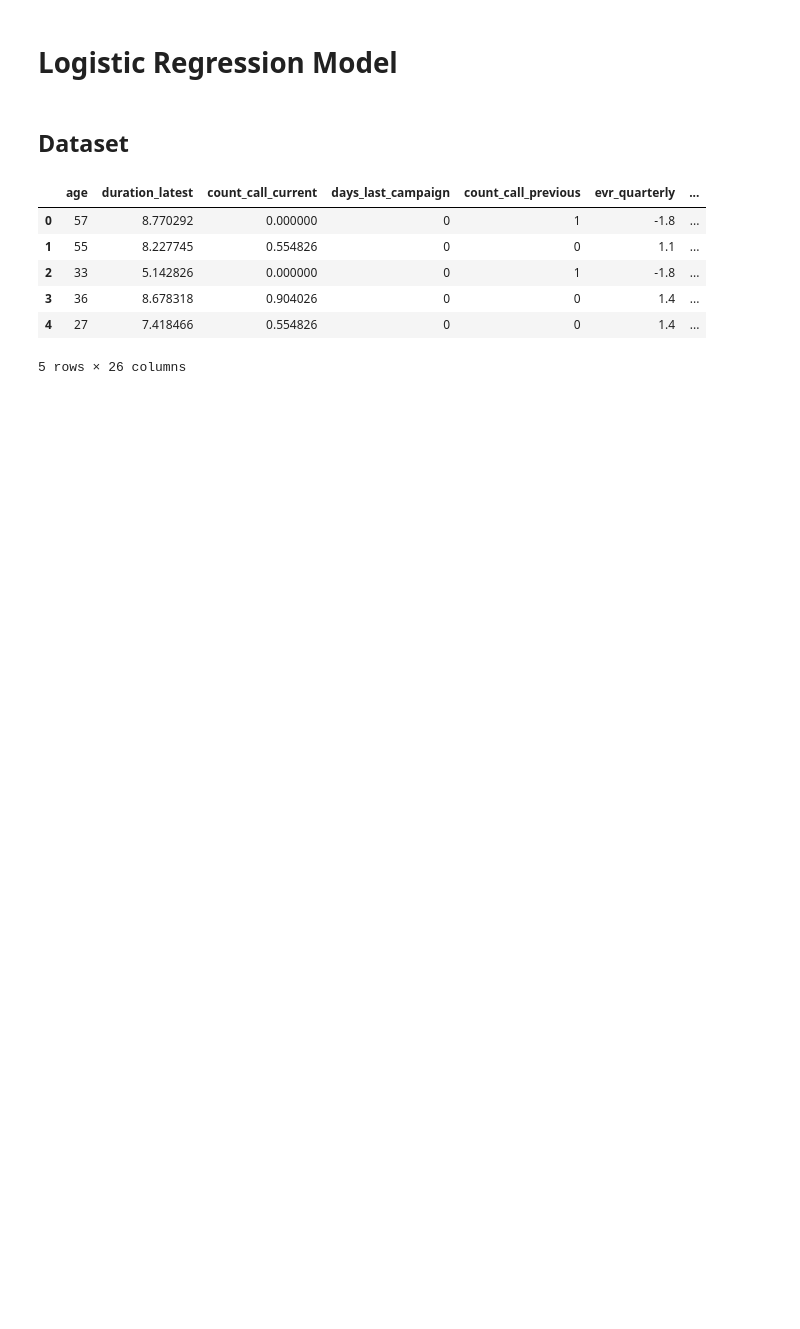
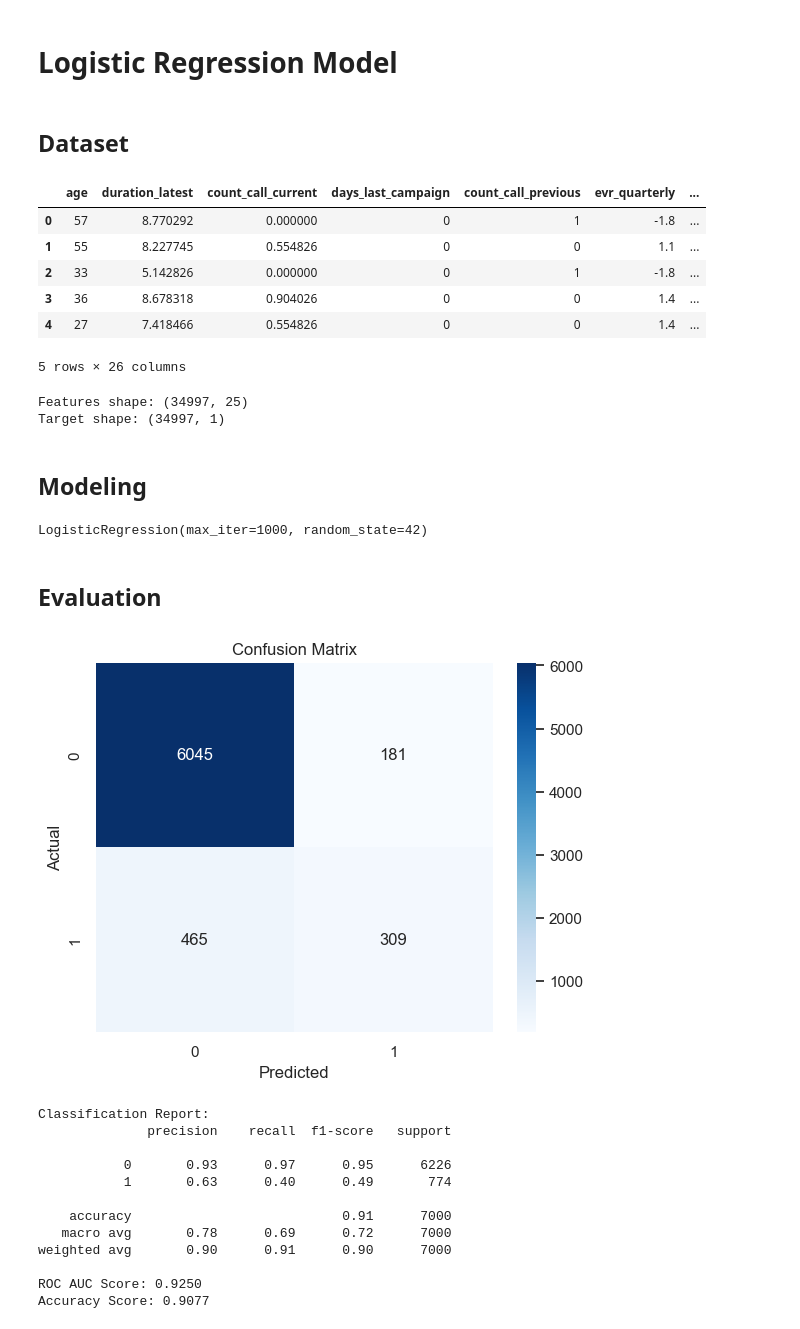
Before and after one commit to rickyjcg22/sales_success_prediction, a Jupyter notebook: model_logreg.ipynb, the cells around one changed output. Saved outputs shown, nothing was run; the diff lists cells and outputs as text; code cells hidden in the pictures; blank space fills up the shorter version.

Commit message:
Logistic Regression Model - initial draft

```diff
--- a/model_logreg.ipynb
+++ b/model_logreg.ipynb
@@ -20,3 +30,67 @@ df.head()
 | 3 | 36 | 8.678318 | 0.904026 | 0 | 0 | 1.4 | ... |
 | 4 | 27 | 7.418466 | 0.554826 | 0 | 0 | 1.4 | ... |
 5 rows × 26 columns
+# %%
+# Define features and target variable
+X = df.drop('Response', axis=1)
+y = df[['Response']]
+
+# Ensure the target variable is binary
+y = y.astype('int')
+
+# Check the shape of the features and target variable
+print(f"Features shape: {X.shape}")
+print(f"Target shape: {y.shape}")
+
+# Split the dataset into training and testing sets
+X_train, X_test, y_train, y_test = train_test_split(X, y, test_size=0.2, random_state=42)
+# %% [output]
+Features shape: (34997, 25)
+Target shape: (34997, 1)
+# %% [markdown]
+## Modeling
+# %%
+logreg = LogisticRegression(max_iter=1000, random_state=42)
+logreg.fit(X_train, y_train.values.ravel())
+# %% [output]
+LogisticRegression(max_iter=1000, random_state=42)
+# %% [markdown]
+## Evaluation
+# %%
+# Making predictions
+y_pred = logreg.predict(X_test)
+y_prob = logreg.predict_proba(X_test)[:, 1]
+
+# Evaluate the model
+cm = confusion_matrix(y_test, y_pred)
+sns.heatmap(cm, annot=True, fmt='d', cmap='Blues')
+plt.title('Confusion Matrix')
+plt.xlabel('Predicted')
+plt.ylabel('Actual')
+plt.show()
+
+# Classification report
+print("Classification Report:")
+print(classification_report(y_test, y_pred))
+
+# ROC AUC Score
+roc_auc = roc_auc_score(y_test, y_prob)
+print(f"ROC AUC Score: {roc_auc:.4f}")
+
+# Accuracy Score
+accuracy = accuracy_score(y_test, y_pred)
+print(f"Accuracy Score: {accuracy:.4f}")
+# %% [output]
+[figure, added]
+Classification Report:
+              precision    recall  f1-score   support
+
+           0       0.93      0.97      0.95      6226
+           1       0.63      0.40      0.49       774
+
+    accuracy                           0.91      7000
+   macro avg       0.78      0.69      0.72      7000
+weighted avg       0.90      0.91      0.90      7000
+
+ROC AUC Score: 0.9250
+Accuracy Score: 0.9077
```
Also changed, not shown: parts of 2 cells of this notebook.
